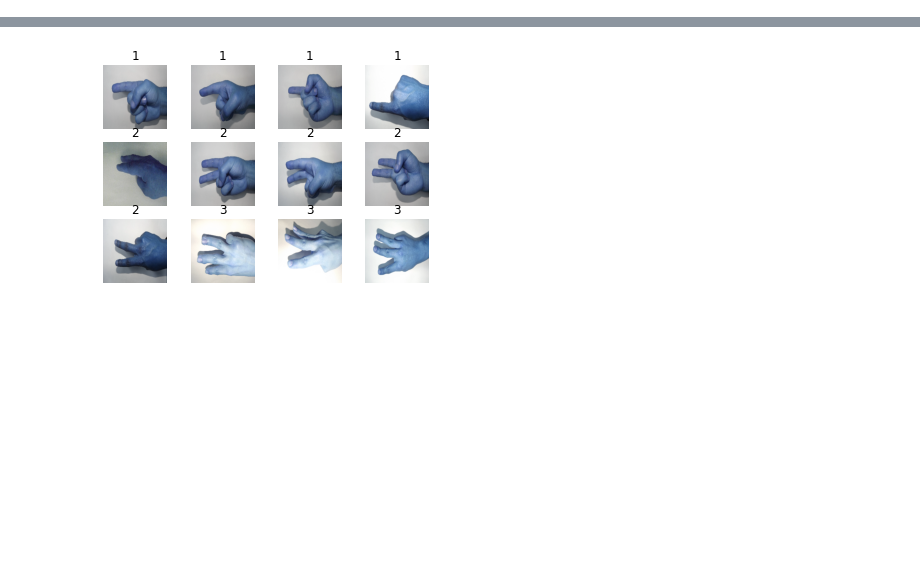
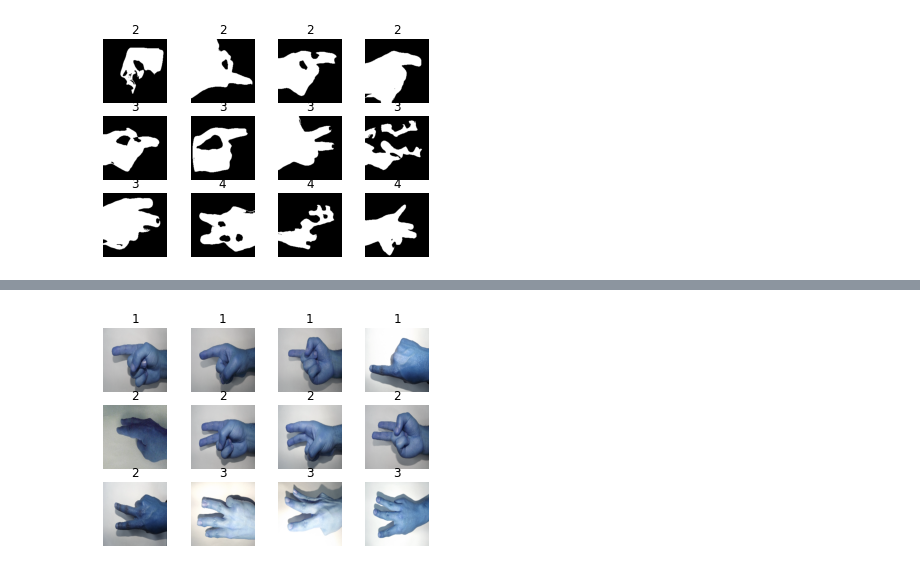
Before and after one commit to Omar-Al-Sharif/Sign-Language-Recognition, a Jupyter notebook: PreProcess.ipynb, the cells around one changed output, grey strips where cells are left out. Saved outputs shown, nothing was run; the diff lists cells and outputs as text; code cells hidden in the pictures; blank space fills up the shorter version.

```diff
--- a/PreProcess.ipynb
+++ b/PreProcess.ipynb
@@ -102,0 +112,8 @@ for i in range(0, 12):
+# %%
+for i in range(0, 12):
+    plt.subplot(3,4,i+1)
+    plt.imshow(X_train_processed[i+33], cmap='gray')
+    plt.title(y_train[i+40])
+    plt.axis('off')
+# %% [output]
+[figure, added]
```
Also changed, not shown: parts of 6 cells of this notebook.
